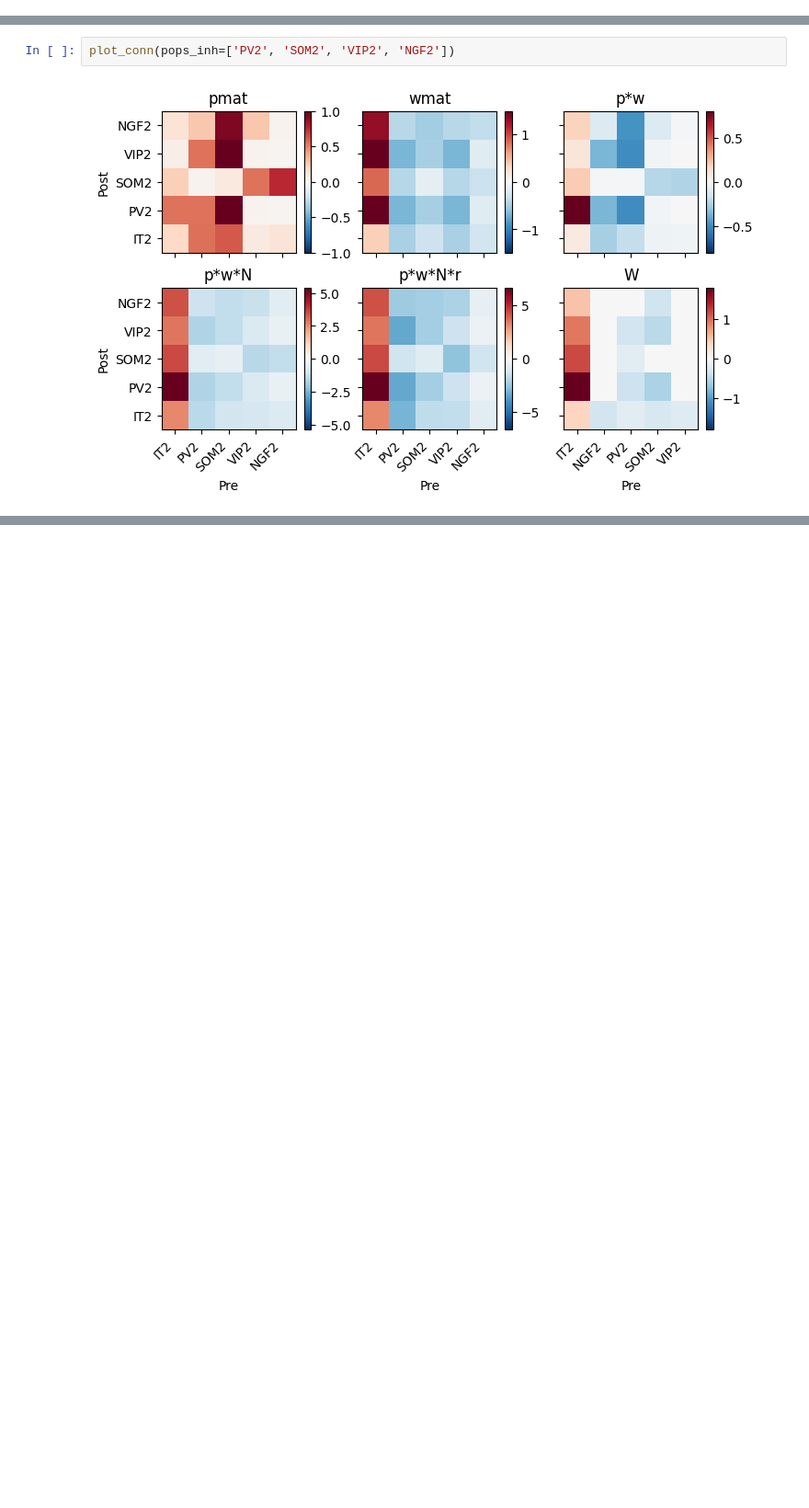
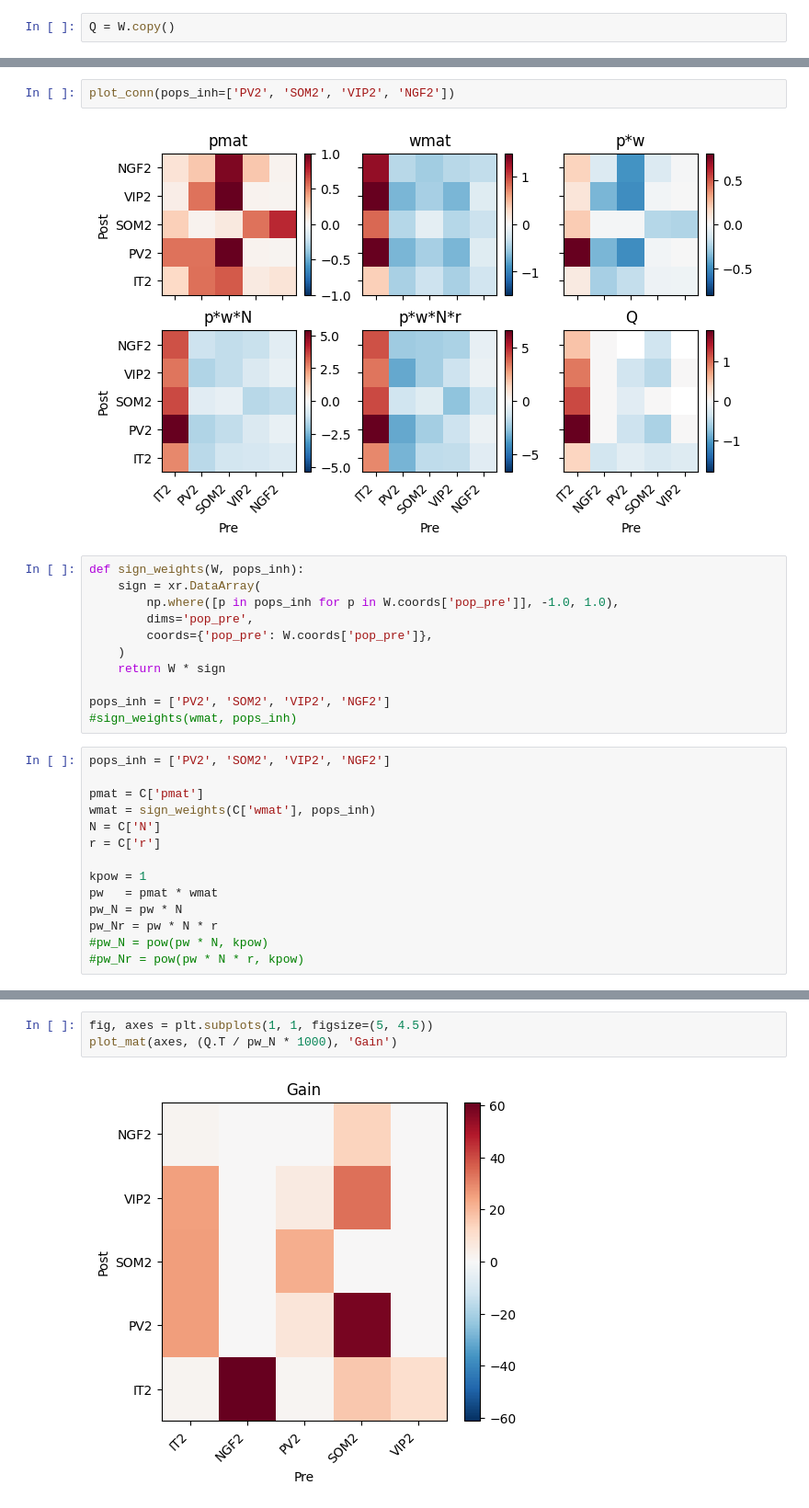
Before and after one commit to niknovikov19/A1-OUinp, a Jupyter notebook: analysis/batch/analyze_rate_io.ipynb, the cells around one changed output, grey strips where cells are left out. Shown at 92% size. Drawn from its saved outputs; the diff is of its cells as text; blank space fills up the shorter version.

```diff
--- a/analysis/batch/analyze_rate_io.ipynb
+++ b/analysis/batch/analyze_rate_io.ipynb
@@ -457,6 +445,8 @@ Data variables:
     wmat      (pop_post, pop_pre) float64 0.36 0.48 0.31 0.48 ... 0.52 0.41 0.37
     N         (pop_pre) int32 338 13 5 16 11
     r         (pop_pre) float64 2.0 12.0 6.0 7.0 1.0
+# %%
+Q = W.copy()
 # %%
 def _to_list(x):
     if x is None:
@@ -571,3 +561,28 @@ def plot_conn(pops_pre=None, pops_post=None, pops_inh=None,
 plot_conn(pops_inh=['PV2', 'SOM2', 'VIP2', 'NGF2'])
 # %% [output]
 [figure]
+# %%
+def sign_weights(W, pops_inh):
+    sign = xr.DataArray(
+        np.where([p in pops_inh for p in W.coords['pop_pre']], -1.0, 1.0),
+        dims='pop_pre',
+        coords={'pop_pre': W.coords['pop_pre']},
+    )
+    return W * sign
+
+pops_inh = ['PV2', 'SOM2', 'VIP2', 'NGF2']
+#sign_weights(wmat, pops_inh)
+# %%
+pops_inh = ['PV2', 'SOM2', 'VIP2', 'NGF2']
+
+pmat = C['pmat']
+wmat = sign_weights(C['wmat'], pops_inh)
+N = C['N']
+r = C['r']
+
+kpow = 1
+pw   = pmat * wmat
+pw_N = pw * N
+pw_Nr = pw * N * r
+#pw_N = pow(pw * N, kpow)
+#pw_Nr = pow(pw * N * r, kpow)
@@ -573,0 +601,5 @@ plot_conn(pops_inh=['PV2', 'SOM2', 'VIP2', 'NGF2'])
+# %%
+fig, axes = plt.subplots(1, 1, figsize=(5, 4.5))
+plot_mat(axes, (Q.T / pw_N * 1000), 'Gain')
+# %% [output]
+[figure, added]
```
Also changed, not shown: parts of 11 cells of this notebook, 2 other files.
